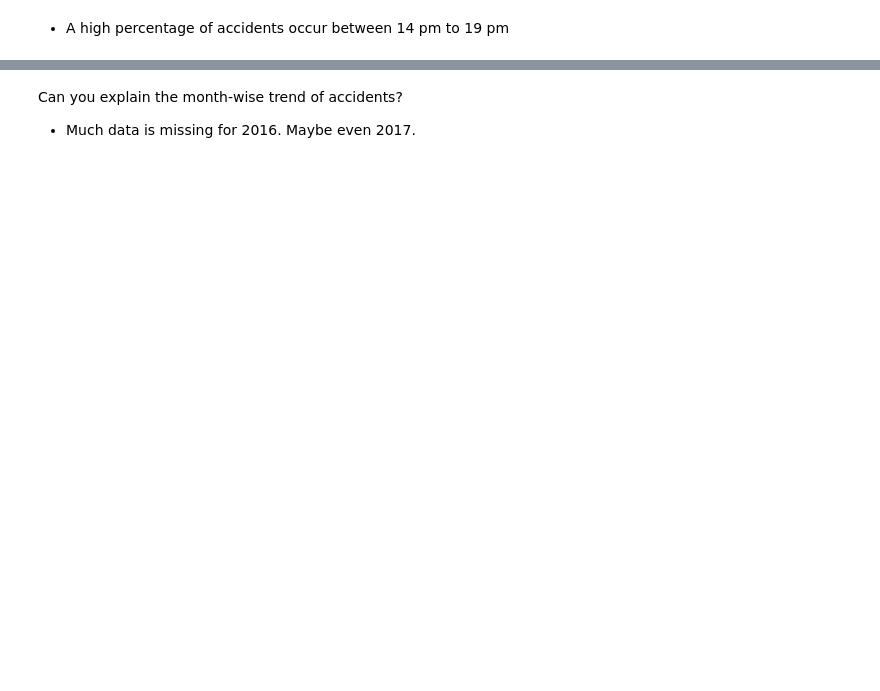
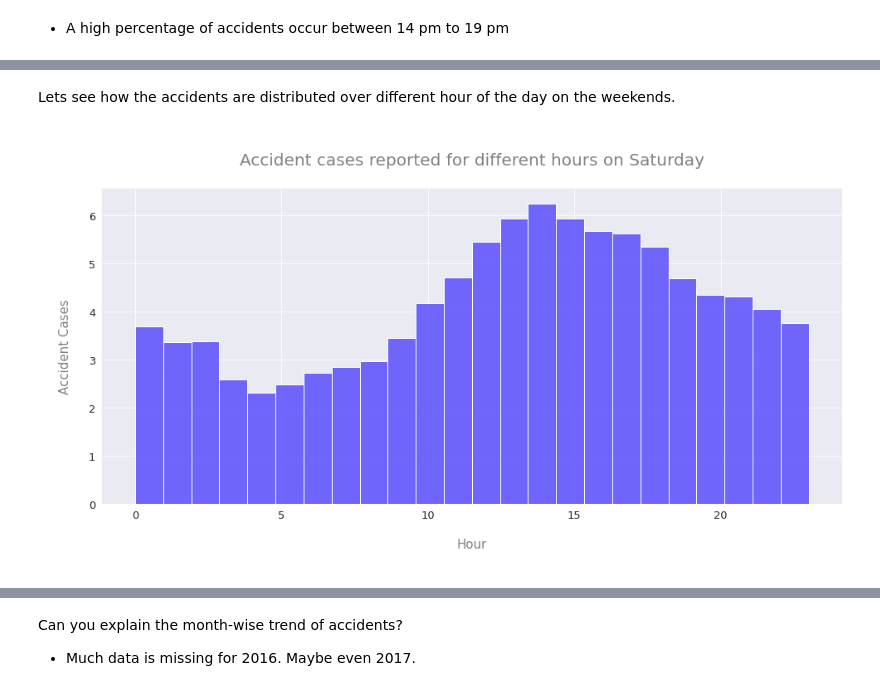
Before and after one commit to matthewmachnowski/us-accidents-analysis, a Jupyter notebook: us_accidents_analysis.ipynb, the cells around one changed output, grey strips where cells are left out. Cells and saved outputs as stored; diff of their text form; code cells hidden in the pictures; blank space fills up the shorter version.

```diff
--- a/us_accidents_analysis.ipynb
+++ b/us_accidents_analysis.ipynb
@@ -284,0 +275,14 @@ sns.distplot(df_2019.Start_Time.dt.month, bins=12, kde=False, norm_hist=True)
+# %% [markdown]
+Lets see how the accidents are distributed over different hour of the day on the weekends.
+# %%
+saturday_start_time = df.Start_Time[df.Start_Time.dt.dayofweek == 5]
+plt.figure(figsize=(16,7))
+plt.title('\nAccident cases reported for different hours on Saturday\n', size=20, color='grey')
+plt.xlabel('\nHour\n', fontsize=15, color='gray')
+plt.ylabel('\nAccident Cases\n', fontsize=15, color='gray')
+plt.xticks(fontsize=13)
+plt.yticks(fontsize=13)
+sns.histplot(saturday_start_time.dt.hour, bins=24, stat="percent", color='#4638ff')
+plt.show()
+# %% [output]
+[figure, added]
```
Also changed, not shown: parts of 62 cells of this notebook.
